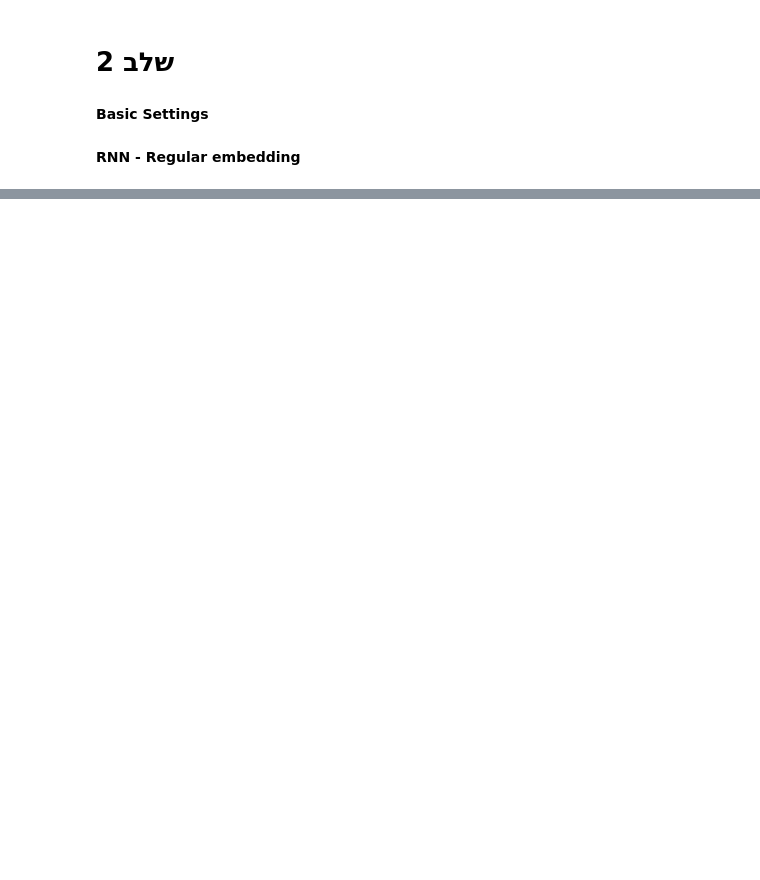
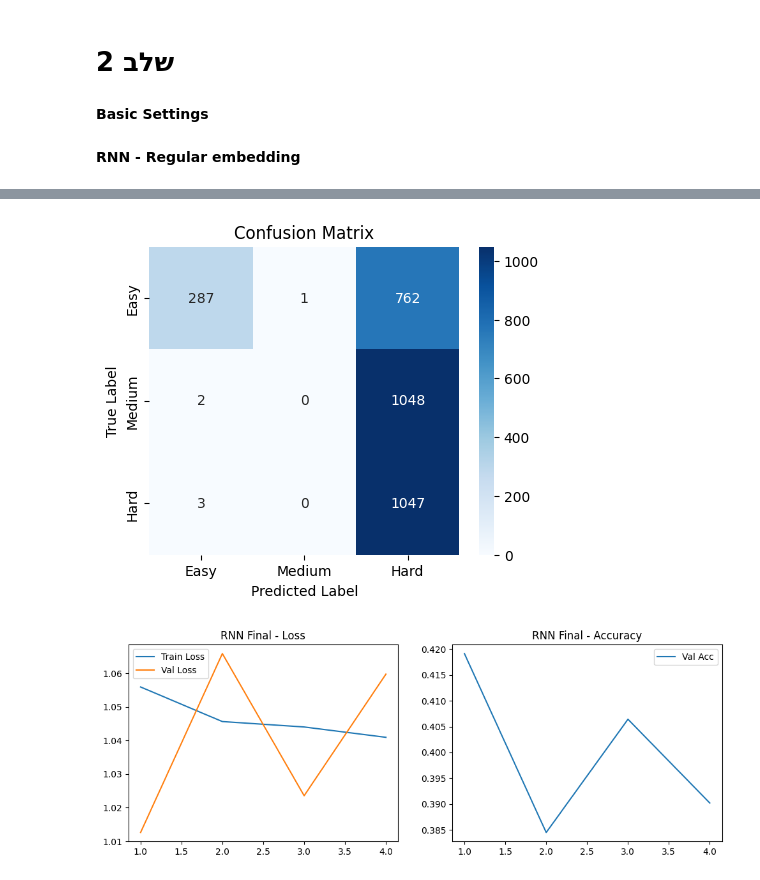
Before and after one commit to eliyahuav/NLP-project, a Jupyter notebook: PART5_Deep Learning for Text Classification.ipynb, the cells around one changed output, grey strips where cells are left out. Cells and saved outputs as stored; diff of their text form; code cells hidden in the pictures; blank space fills up the shorter version.

```diff
--- a/PART5_Deep Learning for Text Classification.ipynb
+++ b/PART5_Deep Learning for Text Classification.ipynb
@@ -434,7 +431,8 @@ def plot_training_history(history, model_name="Model"):
 # %%
+import torch
+
 def decode_text(text_tensor, tokenizer):
-    # שימוש במיפוי של Keras (index_word)
-    # i.item() > 0 כי 0 הוא בדרך כלל ה-Padding
+    # הפיכת וקטור מספרים חזרה לטקסט קריא
     index_to_word = tokenizer.index_word
     words = [index_to_word.get(i.item(), "") for i in text_tensor if i.item() > 0]
     return " ".join(words).strip()
@@ -442,8 +440,6 @@ def decode_text(text_tensor, tokenizer):
 def print_misclassifications(model, dataloader, device, tokenizer, label_map, target_true='Medium', target_pred='Hard', num_examples=5):
     model.eval()
     results = []
-
-    # מיפוי שמות לקטגוריות (למשל 'Medium' -> 1)
     inv_label_map = {v: k for k, v in label_map.items()}
     true_idx = inv_label_map[target_true]
     pred_idx = inv_label_map[target_pred]
@@ -456,14 +452,10 @@ def print_misclassifications(model, dataloader, device, tokenizer, label_map, ta
 
             for i in range(len(labels)):
                 if labels[i].item() == true_idx and preds[i].item() == pred_idx:
-                    # שימוש ב-decode_text החדש שמתאים לטוקנייזר שלך
                     original_text = decode_text(texts[i], tokenizer)
                     results.append(original_text)
-
-                if len(results) >= num_examples:
-                    break
-            if len(results) >= num_examples:
-                break
+                if len(results) >= num_examples: break
+            if len(results) >= num_examples: break
 
     print(f"\n--- דוגמאות של {target_true} שסווגו בטעות כ-{target_pred} ---")
     if not results:
@@ -475,54 +467,58 @@ def print_misclassifications(model, dataloader, device, tokenizer, label_map, ta
 **RNN - Regular embedding**
 # %%
 # ==========================================
-# ניסוי מעודכן: שליטה מלאה בפרמטרים
+# 2. הגדרות והרצת הניסוי (מעודכן עם Batch Size)
 # ==========================================
-MODEL_TYPE = 'RNN'          # 'RNN' או 'LSTM'
+
+# --- כאן את משנה את ההיפר-פרמטרים ---
+MODEL_TYPE = 'RNN'
 IS_BIDIRECTIONAL = False
 DROPOUT_P = 0.0
 LEARNING_RATE = 0.001
-EPOCHS = 15                  # מספר איטרציות מקסימלי (העצירה המוקדמת תעצור לפני)
+BATCH_SIZE = 32           # <--- הנה הוא! נסי 32, 64 או 128
+EPOCHS = 10
+HIDDEN_DIM = 128
+N_LAYERS = 1
+PATIENCE = 3
+IS_FROZEN = True          # הקפאת ה-Embedding כפי שביקשת
+label_map = {0: 'Easy', 1: 'Medium', 2: 'Hard'}
 
-# --- שליטה על גודל המודל (Model Size) ---
-HIDDEN_DIM = 128              # אופציה להקטין את המודל ל64
-N_LAYERS = 1                 # שכבה אחת בלבד (פחות פרמטרים)
+# 1. הגדרה מחדש של ה-Loaders עם ה-Batch Size החדש
+# (זה הכרחי כדי שהשינוי ב-Batch Size באמת יקרה)
+from torch.utils.data import DataLoader
 
-# --- שליטה על Batch Size ---
-BATCH_SIZE = 32              # גודל קבוצה קטן יותר (עוזר לעיבוד מדויק יותר ולפעמים למניעת Overfitting)
+train_loader = DataLoader(train_ds, batch_size=BATCH_SIZE, shuffle=True)
+val_loader = DataLoader(val_ds, batch_size=BATCH_SIZE)
+test_loader = DataLoader(test_ds, batch_size=BATCH_SIZE)
 
-# --- פרמטרים לעצירה מוקדמת (Early Stopping) ---
-PATIENCE = 3                 # כמה איטרציות לחכות בלי שיפור ב-Val Loss לפני שעוצרים
-
-# הגדרות לניסוי מכוונן
-IS_FROZEN = False
-
+# 2. בניית המודל
 model_experiment = FlexibleModel(
     vocab_size=36543,
     embed_dim=100,
-    hidden_dim=128,
+    hidden_dim=HIDDEN_DIM,
     output_dim=3,
-    n_layers=1,
-    model_type='RNN',
-    bidirectional=False,
-    #embedding_matrix=EMBED_MAT, # אותה מטריצה בדיוק
-    #is_frozen=IS_FROZEN,        # פתיחה לעדכונים
-    dropout_p=0.0
-)
+    n_layers=N_LAYERS,
+    model_type=MODEL_TYPE,
+    bidirectional=IS_BIDIRECTIONAL,
+    #embedding_matrix=EMBED_MAT if 'EMBED_MAT' in locals() else None,
+    #is_frozen=IS_FROZEN,
+    dropout_p=DROPOUT_P
+).to(device)
 
-history_tuned = run_experiment(model_tuned, train_loader, val_loader, epochs=15)
-print_evaluation_section_c(model_tuned, test_loader)
+print(f"--- מריץ ניסוי: {MODEL_TYPE} | BS={BATCH_SIZE} | Frozen={IS_FROZEN} ---")
 
-# ב. הרצת האימון
-print(f"--- מריץ ניסוי: {MODEL_TYPE} | Bi={IS_BIDIRECTIONAL} | Dropout={DROPOUT_P} | LR={LEARNING_RATE} ---")
+# 3. הרצת האימון
 history = run_experiment(
     model_experiment,
     train_loader,
     val_loader,
     epochs=EPOCHS,
-    lr=LEARNING_RATE
+    lr=LEARNING_RATE,
+    patience=PATIENCE
 )
 
-# ג. הצגת תוצאות
+# 4. הצגת תוצאות, מטריצת בלבול וטעויות
 print_evaluation_section_c(model_experiment, test_loader)
-plot_training_history(history, model_name=f"{MODEL_TYPE} (Dropout={DROPOUT_P})")
+plot_training_history(history, model_name=f"{MODEL_TYPE} Final")
+print_misclassifications(model_experiment, test_loader, device, tokenizer, label_map)
 # %% [output]
@@ -530,0 +542,2 @@ Epoch 2/15 | Train Loss: 0.9970 | Val Loss: 0.9974 | Val Acc: 0.4427
+[figure, added]
+[figure, added]
```
Also changed, not shown: parts of 7 cells of this notebook.
